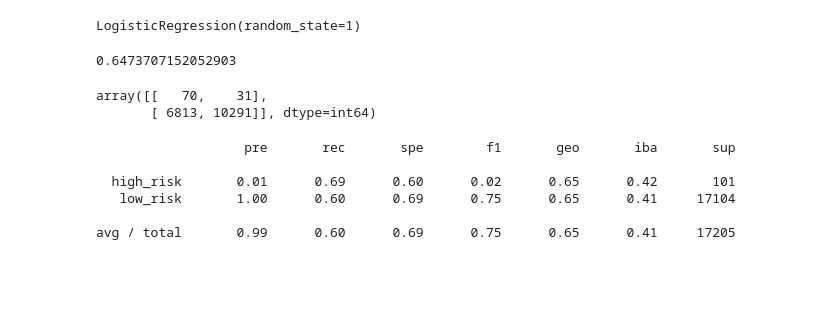
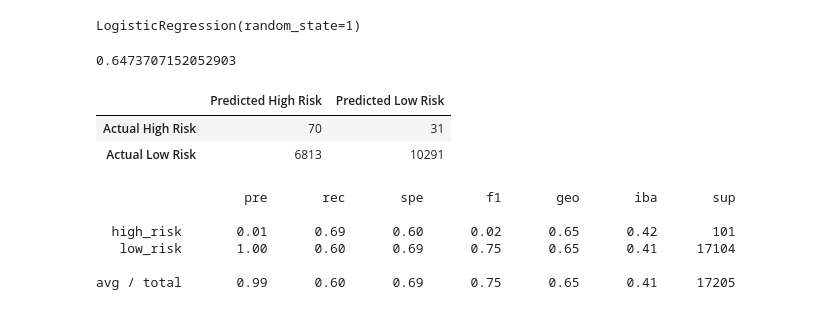
Before and after one commit to HeatherNylander/Credit_Risk_Analysis, a Jupyter notebook: credit_risk_resampling.ipynb, the cells around one changed output. Drawn from its saved outputs; the diff is of its cells as text; code cells hidden in the pictures; blank space fills up the shorter version.

```diff
--- a/credit_risk_resampling.ipynb
+++ b/credit_risk_resampling.ipynb
@@ -153,11 +153,18 @@ balanced_accuracy_score(y_test, y_pred)
 # %%
 # Display the confusion matrix
 # YOUR CODE HERE
 from sklearn.metrics import confusion_matrix
-confusion_matrix(y_test, y_pred)
+cm = confusion_matrix(y_test, y_pred)
+
+# Create df for confusion matrix
+cm_df = pd.DataFrame(
+    cm, index=["Actual High Risk", "Actual Low Risk"], columns=["Predicted High Risk", "Predicted Low Risk"])
+
+cm_df
 # %% [output]
-array([[   70,    31],
-       [ 6813, 10291]], dtype=int64)
+|  | Predicted High Risk | Predicted Low Risk |
+| Actual High Risk | 70 | 31 |
+| Actual Low Risk | 6813 | 10291 |
 # %%
 # Print the imbalanced classification report
 # YOUR CODE HERE
```
Also changed, not shown: parts of 6 cells of this notebook, 7 other files.
